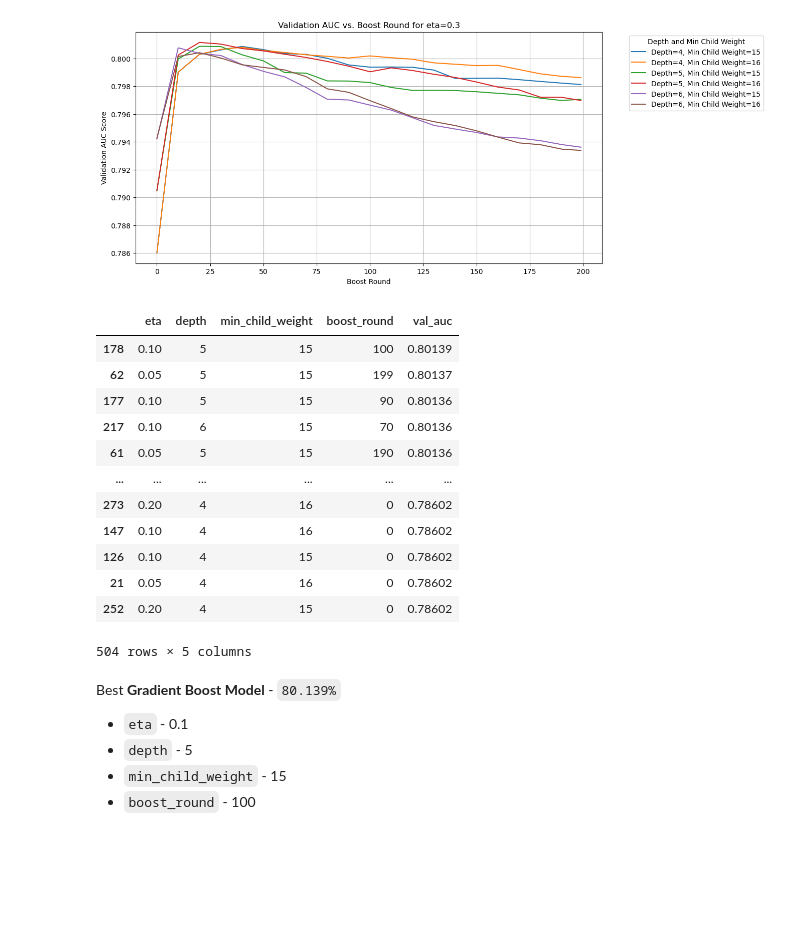
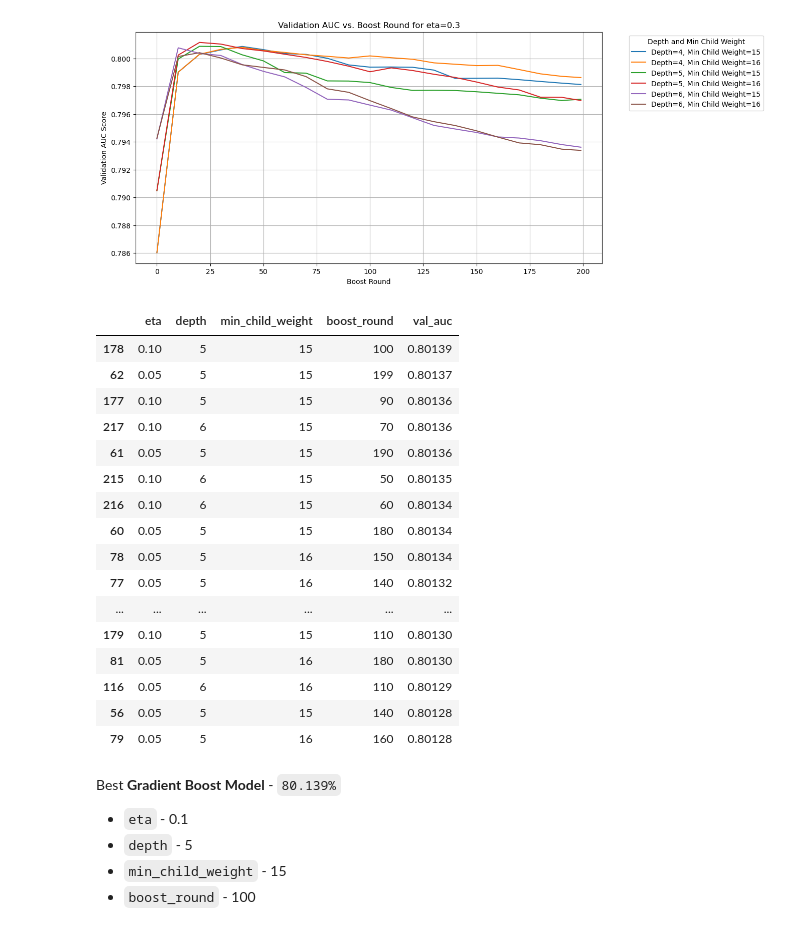
Before and after one commit to okellodaniel/cardio_vasicular_disease_detector, a Jupyter notebook: notebooks/notebook.ipynb, the cells around one changed output. Drawn from its saved outputs; the diff is of its cells as text; code cells hidden in the pictures; blank space fills up the shorter version.

```diff
--- a/notebooks/notebook.ipynb
+++ b/notebooks/notebook.ipynb
@@ -1048,21 +1060,25 @@ for eta in etas:
 [figure]
 [figure]
 # %%
-df_boost_depth.sort_values('val_auc',ascending=False)
+df_boost_depth.sort_values('val_auc',ascending=False).head(20)
 # %% [output]
 |  | eta | depth | min_child_weight | boost_round | val_auc |
 | 178 | 0.10 | 5 | 15 | 100 | 0.80139 |
 | 62 | 0.05 | 5 | 15 | 199 | 0.80137 |
 | 177 | 0.10 | 5 | 15 | 90 | 0.80136 |
 | 217 | 0.10 | 6 | 15 | 70 | 0.80136 |
 | 61 | 0.05 | 5 | 15 | 190 | 0.80136 |
+| 215 | 0.10 | 6 | 15 | 50 | 0.80135 |
+| 216 | 0.10 | 6 | 15 | 60 | 0.80134 |
+| 60 | 0.05 | 5 | 15 | 180 | 0.80134 |
+| 78 | 0.05 | 5 | 16 | 150 | 0.80134 |
+| 77 | 0.05 | 5 | 16 | 140 | 0.80132 |
 | ... | ... | ... | ... | ... | ... |
-| 273 | 0.20 | 4 | 16 | 0 | 0.78602 |
-| 147 | 0.10 | 4 | 16 | 0 | 0.78602 |
-| 126 | 0.10 | 4 | 15 | 0 | 0.78602 |
-| 21 | 0.05 | 4 | 16 | 0 | 0.78602 |
-| 252 | 0.20 | 4 | 15 | 0 | 0.78602 |
+| 179 | 0.10 | 5 | 15 | 110 | 0.80130 |
+| 81 | 0.05 | 5 | 16 | 180 | 0.80130 |
+| 116 | 0.05 | 6 | 16 | 110 | 0.80129 |
+| 56 | 0.05 | 5 | 15 | 140 | 0.80128 |
+| 79 | 0.05 | 5 | 16 | 160 | 0.80128 |
-504 rows × 5 columns
 # %% [markdown]
 Best **Gradient Boost Model** - `80.139%`
 - `eta` - 0.1
```
Also changed, not shown: parts of 16 cells of this notebook, 2 other files.
